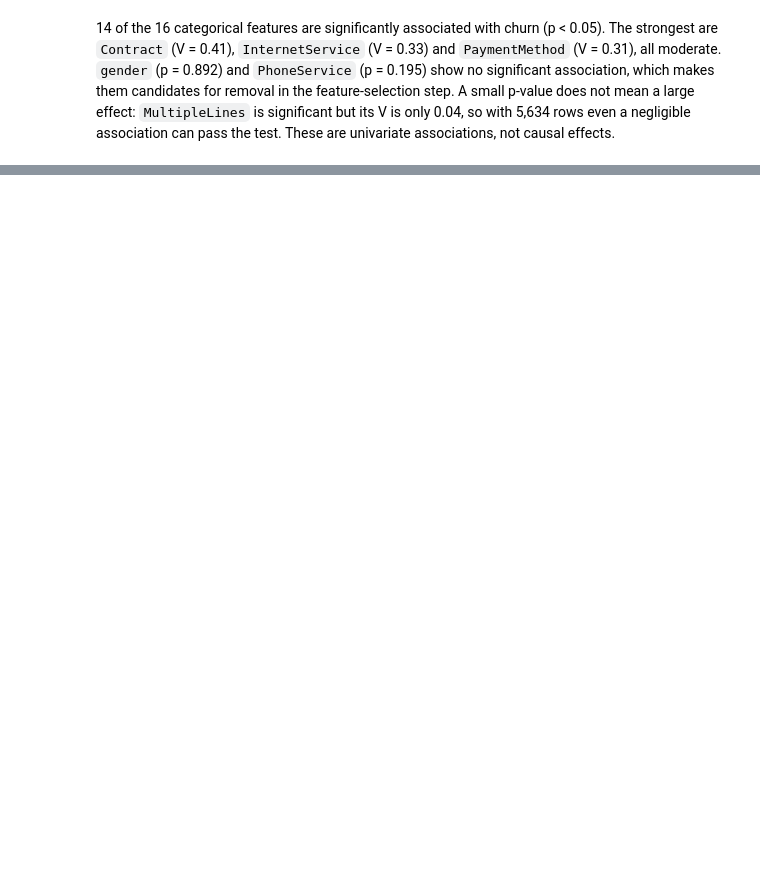
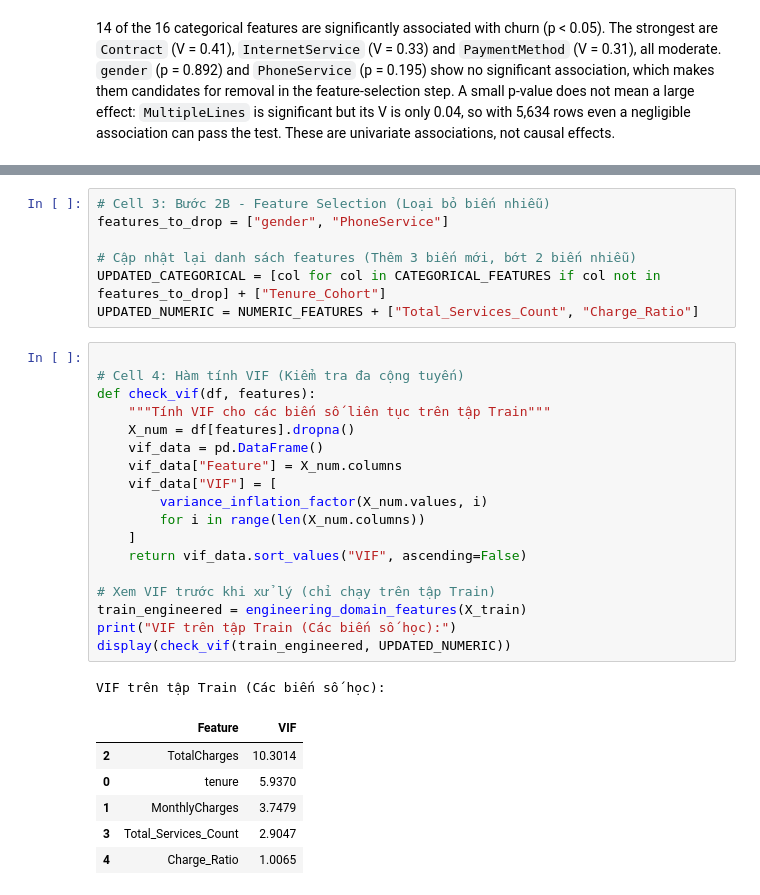
Before and after one commit to nhnminh1409/DS66B_group_11, a Jupyter notebook: master_churn_prediction.ipynb, the cells around one changed output, grey strips where cells are left out. Saved outputs shown, nothing was run; the diff lists cells and outputs as text; blank space fills up the shorter version.

Commit message:
feat(section2): add feature engineering, ColumnTransformer and SMOTE pipeline

```diff
--- a/master_churn_prediction.ipynb
+++ b/master_churn_prediction.ipynb
@@ -433,0 +599,33 @@ plt.show()
+# %%
+# Cell 3: Bước 2B - Feature Selection (Loại bỏ biến nhiễu)
+features_to_drop = ["gender", "PhoneService"]
+
+# Cập nhật lại danh sách features (Thêm 3 biến mới, bớt 2 biến nhiễu)
+UPDATED_CATEGORICAL = [col for col in CATEGORICAL_FEATURES if col not in features_to_drop] + ["Tenure_Cohort"]
+UPDATED_NUMERIC = NUMERIC_FEATURES + ["Total_Services_Count", "Charge_Ratio"]
+# %%
+
+# Cell 4: Hàm tính VIF (Kiểm tra đa cộng tuyến)
+def check_vif(df, features):
+    """Tính VIF cho các biến số liên tục trên tập Train"""
+    X_num = df[features].dropna()
+    vif_data = pd.DataFrame()
+    vif_data["Feature"] = X_num.columns
+    vif_data["VIF"] = [
+        variance_inflation_factor(X_num.values, i)
+        for i in range(len(X_num.columns))
+    ]
+    return vif_data.sort_values("VIF", ascending=False)
+
+# Xem VIF trước khi xử lý (chỉ chạy trên tập Train)
+train_engineered = engineering_domain_features(X_train)
+print("VIF trên tập Train (Các biến số học):")
+display(check_vif(train_engineered, UPDATED_NUMERIC))
+# %% [output]
+VIF trên tập Train (Các biến số học):
+|  | Feature | VIF |
+| 2 | TotalCharges | 10.3014 |
+| 0 | tenure | 5.9370 |
+| 1 | MonthlyCharges | 3.7479 |
+| 3 | Total_Services_Count | 2.9047 |
+| 4 | Charge_Ratio | 1.0065 |
```
Also changed, not shown: parts of 23 cells of this notebook.
